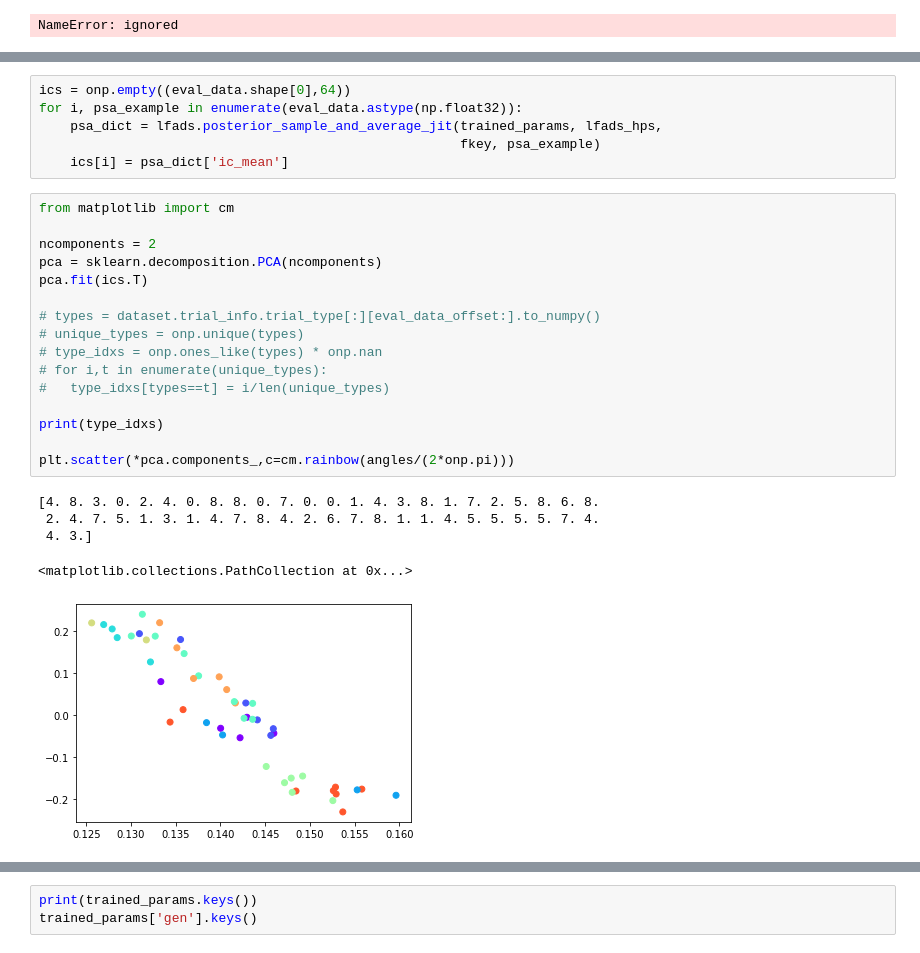
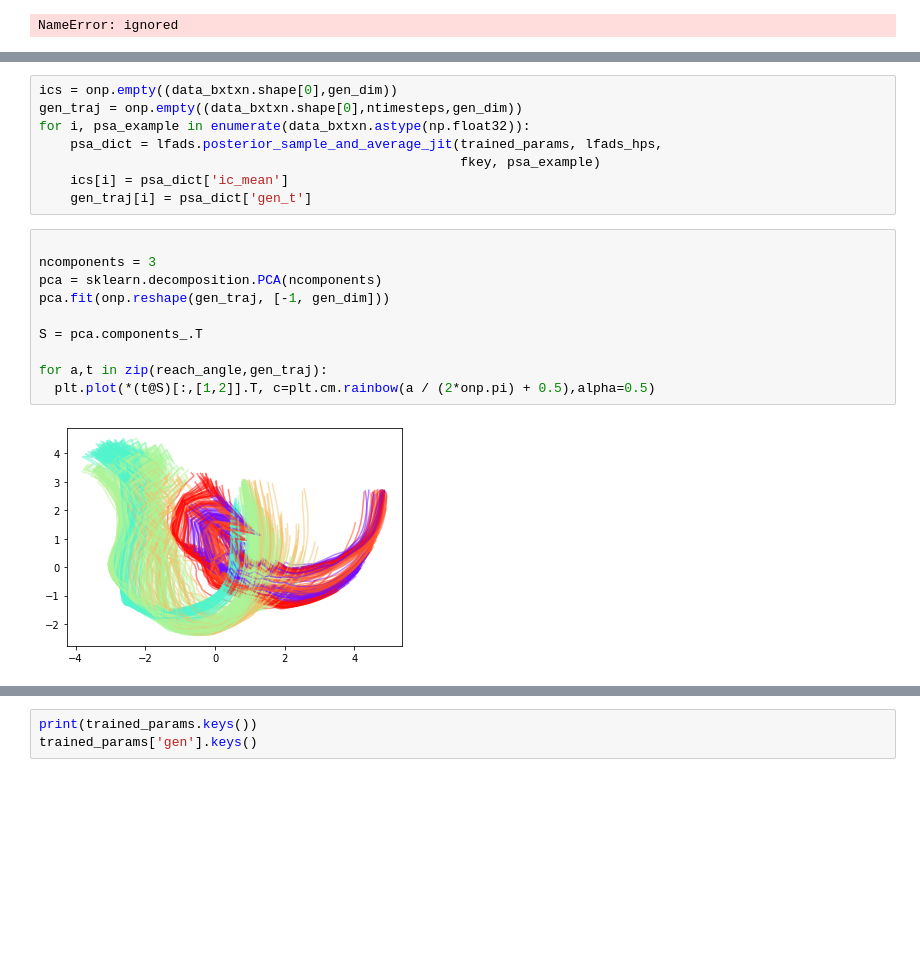
Before and after one commit to NinelK/IMBIZO2022_DS_tutorial_solutions, a Jupyter notebook: LFADS_JAX.ipynb, the cells around one changed output, grey strips where cells are left out. Cells and saved outputs as stored; diff of their text form; blank space fills up the shorter version.

```diff
--- a/LFADS_JAX.ipynb
+++ b/LFADS_JAX.ipynb
@@ -392,28 +434,20 @@ dict_keys(['c_t', 'factor_t', 'gen_t', 'ic_logvar', 'ic_mean', 'ii_logvar_t', 'i
 # %%
-ics = onp.empty((eval_data.shape[0],64))
-for i, psa_example in enumerate(eval_data.astype(np.float32)):
+ics = onp.empty((data_bxtxn.shape[0],gen_dim))
+gen_traj = onp.empty((data_bxtxn.shape[0],ntimesteps,gen_dim))
+for i, psa_example in enumerate(data_bxtxn.astype(np.float32)):
     psa_dict = lfads.posterior_sample_and_average_jit(trained_params, lfads_hps,
                                                       fkey, psa_example)
     ics[i] = psa_dict['ic_mean']
+    gen_traj[i] = psa_dict['gen_t']
-# %%
-from matplotlib import cm
-
-ncomponents = 2
-pca = sklearn.decomposition.PCA(ncomponents)
-pca.fit(ics.T)
-
-# types = dataset.trial_info.trial_type[:][eval_data_offset:].to_numpy()
-# unique_types = onp.unique(types)
-# type_idxs = onp.ones_like(types) * onp.nan
-# for i,t in enumerate(unique_types):
-#   type_idxs[types==t] = i/len(unique_types)
-
-print(type_idxs)
-
-plt.scatter(*pca.components_,c=cm.rainbow(angles/(2*onp.pi)))
-# %% [output]
-[4. 8. 3. 0. 2. 4. 0. 8. 8. 0. 7. 0. 0. 1. 4. 3. 8. 1. 7. 2. 5. 8. 6. 8.
- 2. 4. 7. 5. 1. 3. 1. 4. 7. 8. 4. 2. 6. 7. 8. 1. 1. 4. 5. 5. 5. 5. 7. 4.
- 4. 3.]
-<matplotlib.collections.PathCollection at 0x...>
-[figure, removed]
+# %%
+
+ncomponents = 3
+pca = sklearn.decomposition.PCA(ncomponents)
+pca.fit(onp.reshape(gen_traj, [-1, gen_dim]))
+
+S = pca.components_.T
+
+for a,t in zip(reach_angle,gen_traj):
+  plt.plot(*(t@S)[:,[1,2]].T, c=plt.cm.rainbow(a / (2*onp.pi) + 0.5),alpha=0.5)
+# %% [output]
+[figure, added]
```
Also changed, not shown: parts of 19 cells of this notebook.
